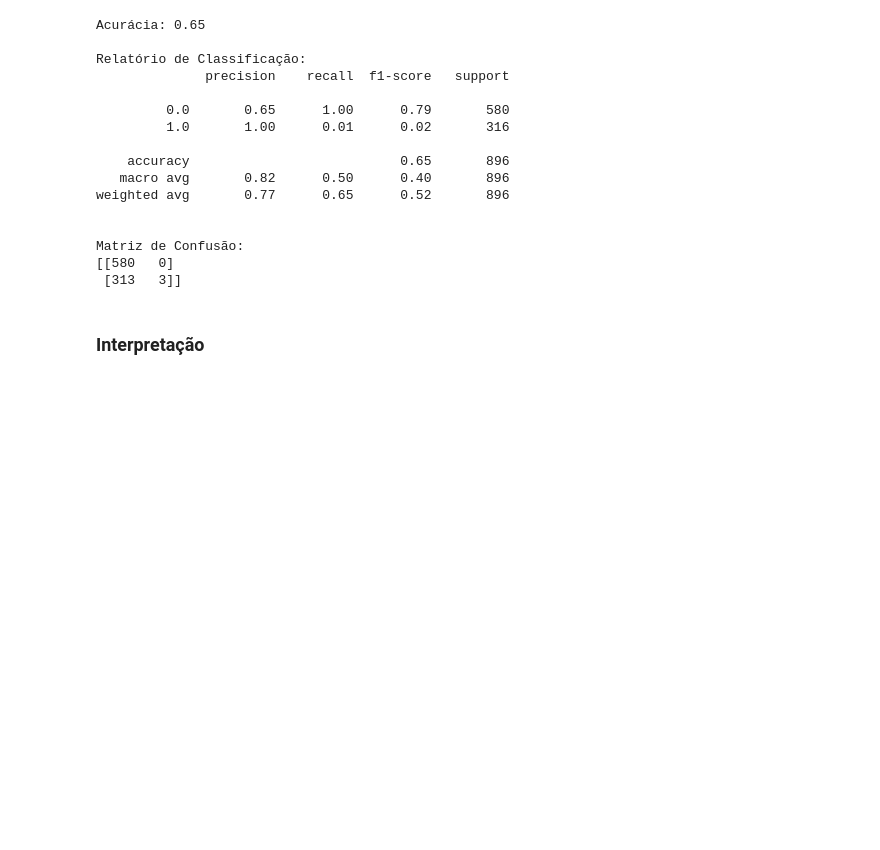
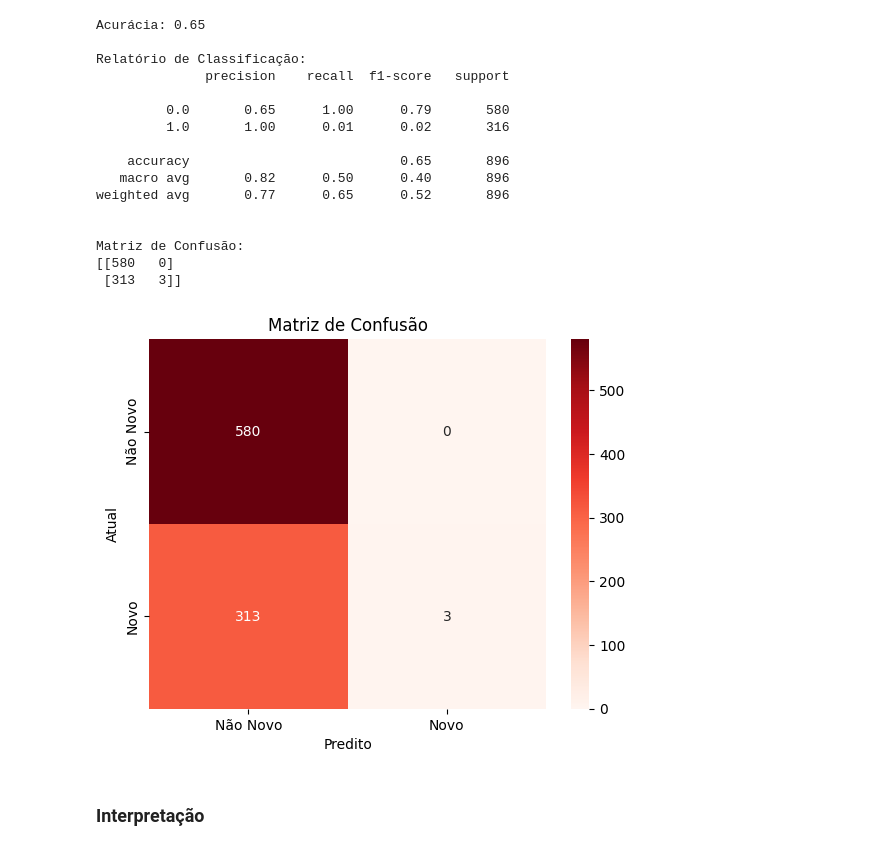
Before and after one commit to isaacdavii/Trabalho_IA_MachineLearning, a Jupyter notebook: Trabalho_IA_Grupo_NaiveBayes.ipynb, the cells around one changed output. Drawn from its saved outputs; the diff is of its cells as text; code cells hidden in the pictures; blank space fills up the shorter version.

```diff
--- a/Trabalho_IA_Grupo_NaiveBayes.ipynb
+++ b/Trabalho_IA_Grupo_NaiveBayes.ipynb
@@ -138,6 +140,16 @@ weighted avg       0.77      0.65      0.52       896
 Matriz de Confusão:
 [[580   0]
  [313   3]]
+# %%
+# Matriz de confusão
+conf_matrix = confusion_matrix(y_teste, y_pred)
+sns.heatmap(conf_matrix, annot = True, fmt = "d", cmap = "Reds", xticklabels = ['Não Novo', 'Novo'], yticklabels = ['Não Novo', 'Novo'])
+plt.xlabel('Predito')
+plt.ylabel('Atual')
+plt.title('Matriz de Confusão')
+plt.show()
+# %% [output]
+[figure, added]
 # %% [markdown]
 
 ### Interpretação
```
Also changed, not shown: parts of 2 cells of this notebook.
